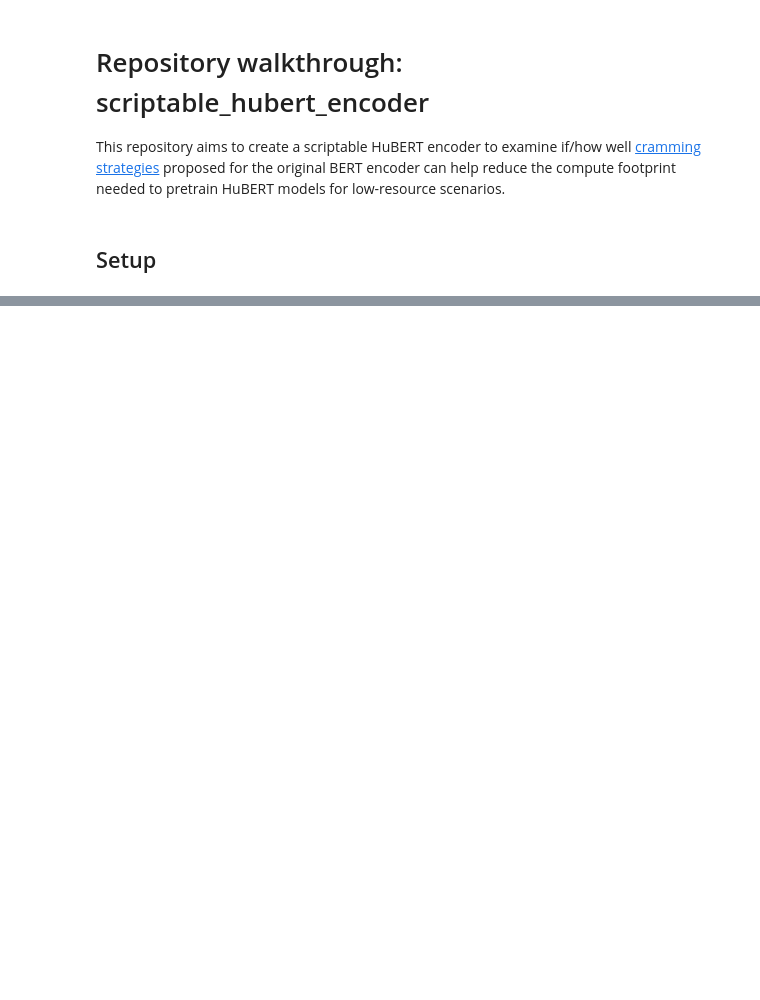
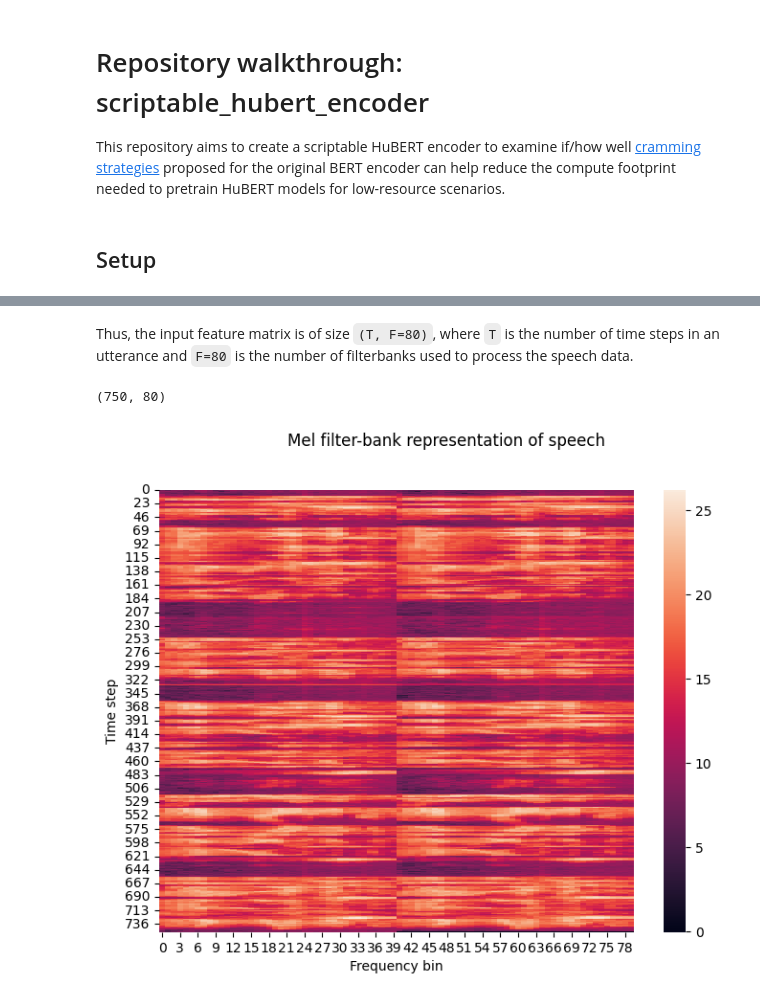
Before and after one commit to fauxneticien/scriptable_hubert_encoder, a Jupyter notebook: 01_repo_walkthrough.ipynb, the cells around one changed output, grey strips where cells are left out. Saved outputs shown, nothing was run; the diff lists cells and outputs as text; code cells hidden in the pictures; blank space fills up the shorter version.

```diff
--- a/01_repo_walkthrough.ipynb
+++ b/01_repo_walkthrough.ipynb
@@ -32,0 +66,11 @@ fi
+# %%
+from pathlib import Path
+from lhotse import CutSet
+
+train_data_dir = Path('data/mini-librispeech/train-clean-5')
+
+train_cuts = CutSet.from_shar(fields={
+    'cuts': sorted(list(train_data_dir.glob("cuts.*.jsonl.gz"))),
+    'fbank': sorted(list(train_data_dir.glob("fbank.*.tar"))),
+    'ptlabel': sorted(list(train_data_dir.glob("ptlabel.*.tar")))
+})
@@ -32,0 +79,4 @@ fi
+# %%
+first_cut = train_cuts[0]
+
+first_cut
@@ -32,0 +93,21 @@ fi
+# %% [markdown]
+Thus, the input feature matrix is of size `(T, F=80)`, where `T` is the number of time steps in an utterance and `F=80` is the number of filterbanks used to process the speech data.
+# %%
+fbank_feats = first_cut.load_custom('fbank')
+
+fbank_feats.shape
+# %% [output]
+(750, 80)
+# %%
+import matplotlib.pyplot as plt
+import seaborn as sns
+
+plt.figure(figsize=(8,6))
+plt.suptitle("Mel filter-bank representation of speech")
+
+ax = sns.heatmap(fbank_feats)
+ax.set(xlabel='Frequency bin', ylabel='Time step')
+
+plt.show()
+# %% [output]
+[figure, added]
```
Also changed, not shown: parts of 32 cells of this notebook.
